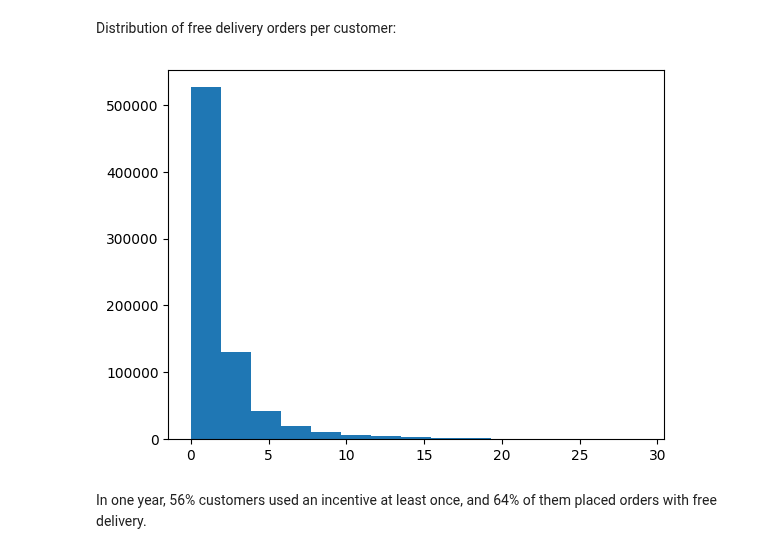
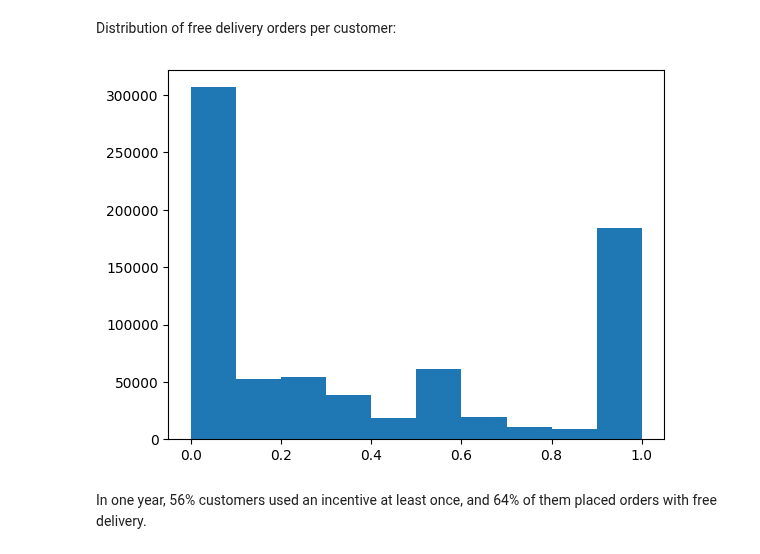
Before and after one commit to AChiaraCapuano/incentives_analysis, a Jupyter notebook: analysis_nb.ipynb, the cells around one changed output. Saved outputs shown, nothing was run; the diff lists cells and outputs as text; code cells hidden in the pictures.

```diff
--- a/analysis_nb.ipynb
+++ b/analysis_nb.ipynb
@@ -39,7 +39,7 @@ df_customer['analytical_customer_id'].nunique()
 # %% [markdown]
 ## Avg share of orders incentivized
 # %%
-df_incentivized = df_customer.groupby('analytical_customer_id')[['used_incentive', 'has_free_delivery']].sum().reset_index()
+df_incentivized = df_customer.groupby('analytical_customer_id')[['used_incentive', 'has_free_delivery']].mean().reset_index()
 # %%
 len(df_incentivized[df_incentivized['used_incentive']>0])/len(df_incentivized)
 # %% [output]
@@ -57,9 +57,9 @@ len(df_incentivized[df_incentivized['has_free_delivery']>0])/len(df_incentivized
 # %% [markdown]
 Distribution of free delivery orders per customer:
 # %%
-plt.hist(df_incentivized[df_incentivized['has_free_delivery']<30]['has_free_delivery'], bins=15);
+plt.hist(df_incentivized['has_free_delivery']);
 # %% [output]
-[figure, old version]
+[figure, new version]
 # %% [markdown]
 In one year, 56% customers used an incentive at least once, and 64% of them placed orders with free delivery.
 # %% [markdown]
```
Also changed, not shown: parts of 10 cells of this notebook.
